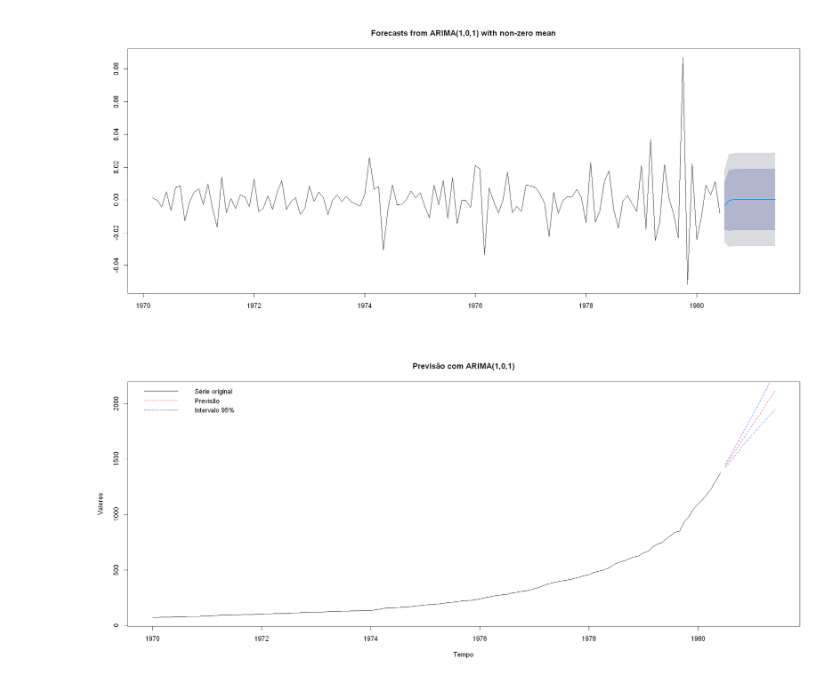
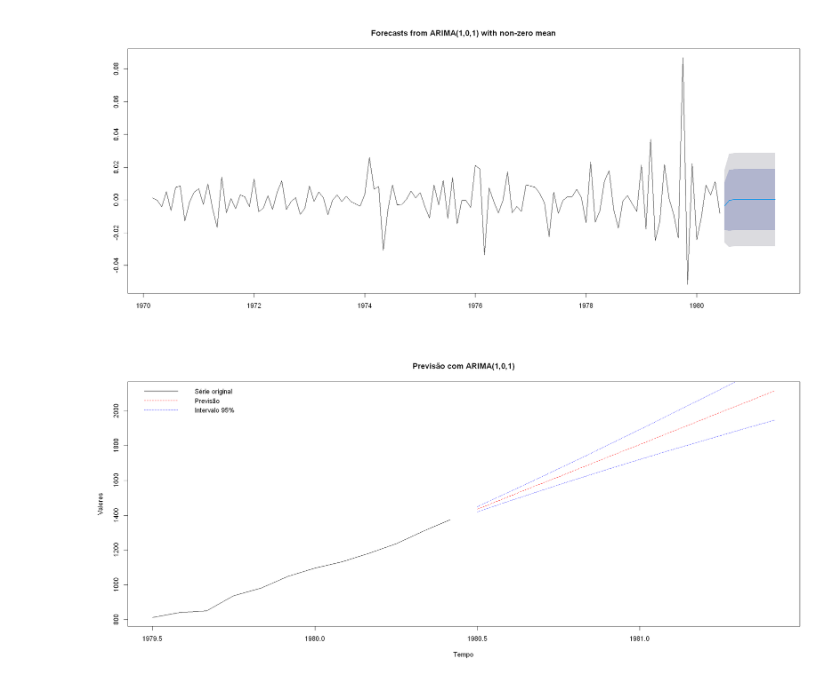
Before and after one commit to engebandeira/EstudosSeriesTemporais, a Jupyter notebook: teste_r.ipynb, the cells around one changed output. Drawn from its saved outputs; the diff is of its cells as text; code cells hidden in the pictures.

```diff
--- a/teste_r.ipynb
+++ b/teste_r.ipynb
@@ -212,31 +212,36 @@ previsao_original <- previsao_original[-1]
 # %%
 # Ajusta o modelo
 modelo <- arima(serie_ts, order = c(1, 2, 1))
 
 # Faz a previsão
 previsao <- predict(modelo, n.ahead = 12)
 
 # Cria um vetor de tempo para a previsão
 inicio_prev <- time(serie_ts)[length(serie_ts)] + deltat(serie_ts)
 tempo_prev <- seq(from = inicio_prev, by = deltat(serie_ts), length.out = 12)
 
 # Converte previsão para ts
 prev_ts <- ts(previsao$pred, start = inicio_prev, frequency = frequency(serie_ts))
 upper <- ts(previsao$pred + 1.96 * previsao$se, start = inicio_prev, frequency = frequency(serie_ts))
 lower <- ts(previsao$pred - 1.96 * previsao$se, start = inicio_prev, frequency = frequency(serie_ts))
 
 # Plot
 par(bg = "white", mfrow = c(1, 1), mar = c(5, 4, 4, 1))
-ts.plot(serie_ts, prev_ts, col = c("black", "red"), lty = c(1,2),
-        main = "Previsão com ARIMA(1,0,1)", ylab = "Valores", xlab = "Tempo")
+ts.plot(window(serie_ts, start = time(serie_ts)[115]),
+        prev_ts,
+        col = c("black", "red"),
+        lty = c(1,2),
+        main = "Previsão com ARIMA(1,0,1)",
+        ylab = "Valores",
+        xlab = "Tempo")
 
 # Intervalos de confiança
 lines(upper, col = "blue", lty = 3)
 lines(lower, col = "blue", lty = 3)
 
 # Legenda
 legend("topleft",
        legend = c("Série original", "Previsão", "Intervalo 95%"),
        col = c("black", "red", "blue"), lty = c(1, 2, 3), bty = "n")
 # %% [output]
-[figure, old version]
+[figure, new version]
```
